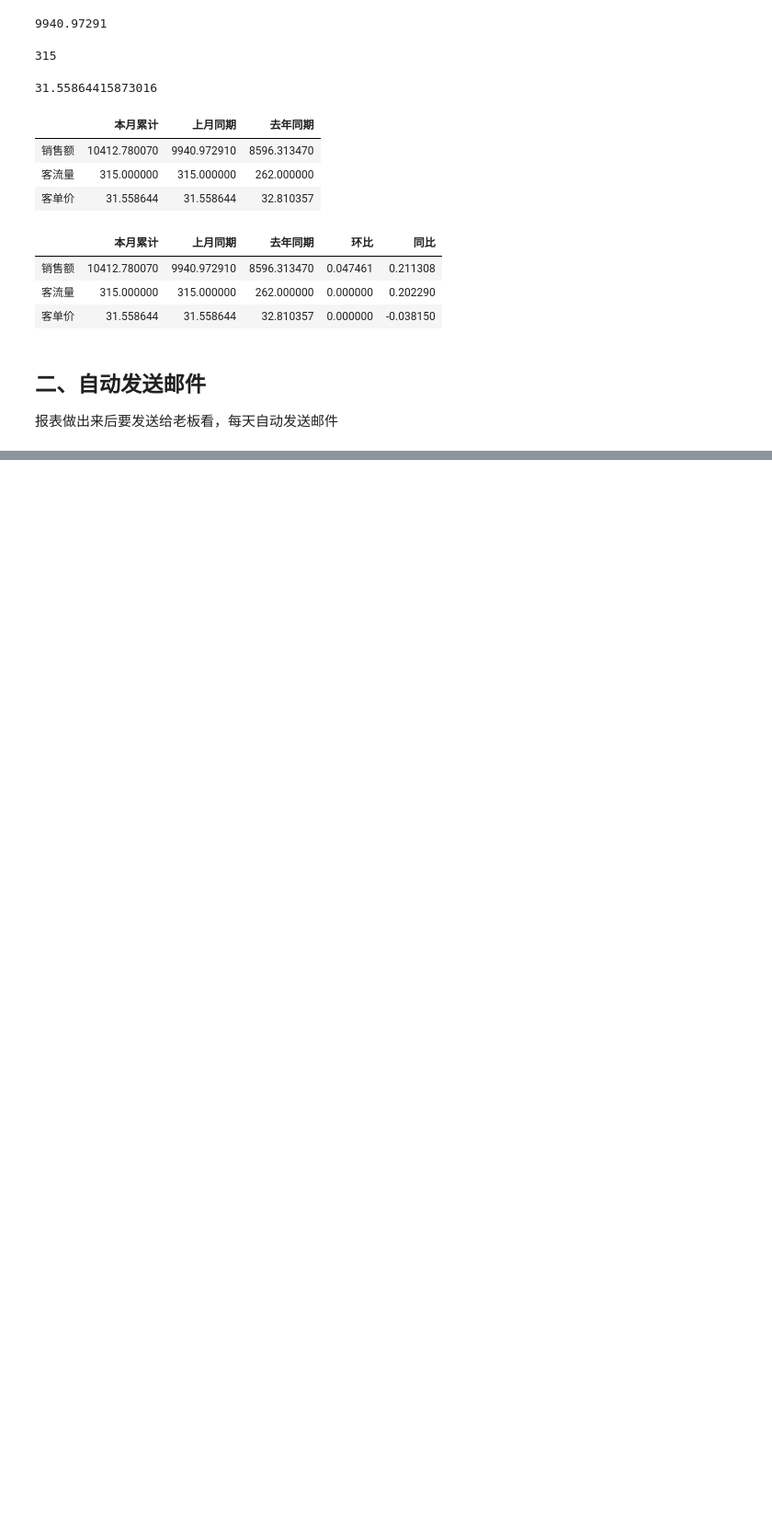
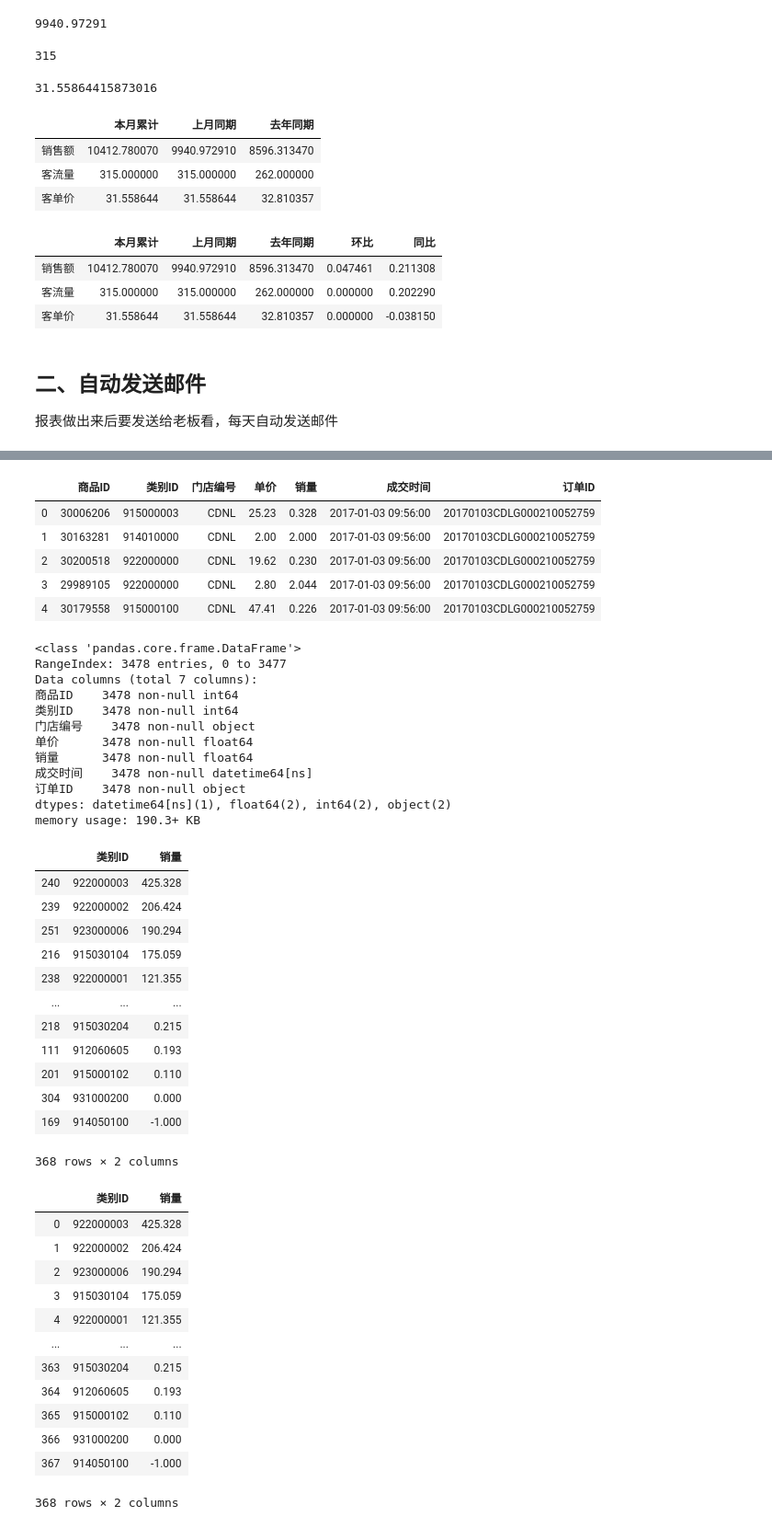
Before and after one commit to silianpan/Excel_to_Python, a Jupyter notebook: chapter11.ipynb, the cells around one changed output, grey strips where cells are left out. Shown at 92% size. Drawn from its saved outputs; the diff is of its cells as text; code cells hidden in the pictures; blank space fills up the shorter version.

```diff
--- a/chapter11.ipynb
+++ b/chapter11.ipynb
@@ -225,0 +241,52 @@ reply: retcode (221); Msg: b'Bye'
+# %%
+data = pd.read_csv('./data/order-14.3.csv', parse_dates=['成交时间'], encoding='gbk')
+data.head()
+data.info()
+# 数据分组
+data.groupby('类别ID')['销量'].sum().reset_index().sort_values(by='销量', ascending=False)
+data.groupby('类别ID')['销量'].sum().sort_values(ascending=False).reset_index()
+# %% [output]
+|  | 商品ID | 类别ID | 门店编号 | 单价 | 销量 | 成交时间 | 订单ID |
+| 0 | 30006206 | 915000003 | CDNL | 25.23 | 0.328 | 2017-01-03 09:56:00 | 20170103CDLG000210052759 |
+| 1 | 30163281 | 914010000 | CDNL | 2.00 | 2.000 | 2017-01-03 09:56:00 | 20170103CDLG000210052759 |
+| 2 | 30200518 | 922000000 | CDNL | 19.62 | 0.230 | 2017-01-03 09:56:00 | 20170103CDLG000210052759 |
+| 3 | 29989105 | 922000000 | CDNL | 2.80 | 2.044 | 2017-01-03 09:56:00 | 20170103CDLG000210052759 |
+| 4 | 30179558 | 915000100 | CDNL | 47.41 | 0.226 | 2017-01-03 09:56:00 | 20170103CDLG000210052759 |
+<class 'pandas.core.frame.DataFrame'>
+RangeIndex: 3478 entries, 0 to 3477
+Data columns (total 7 columns):
+商品ID    3478 non-null int64
+类别ID    3478 non-null int64
+门店编号    3478 non-null object
+单价      3478 non-null float64
+销量      3478 non-null float64
+成交时间    3478 non-null datetime64[ns]
+订单ID    3478 non-null object
+dtypes: datetime64[ns](1), float64(2), int64(2), object(2)
+memory usage: 190.3+ KB
+|  | 类别ID | 销量 |
+| 240 | 922000003 | 425.328 |
+| 239 | 922000002 | 206.424 |
+| 251 | 923000006 | 190.294 |
+| 216 | 915030104 | 175.059 |
+| 238 | 922000001 | 121.355 |
+| ... | ... | ... |
+| 218 | 915030204 | 0.215 |
+| 111 | 912060605 | 0.193 |
+| 201 | 915000102 | 0.110 |
+| 304 | 931000200 | 0.000 |
+| 169 | 914050100 | -1.000 |
+368 rows × 2 columns
+|  | 类别ID | 销量 |
+| 0 | 922000003 | 425.328 |
+| 1 | 922000002 | 206.424 |
+| 2 | 923000006 | 190.294 |
+| 3 | 915030104 | 175.059 |
+| 4 | 922000001 | 121.355 |
+| ... | ... | ... |
+| 363 | 915030204 | 0.215 |
+| 364 | 912060605 | 0.193 |
+| 365 | 915000102 | 0.110 |
+| 366 | 931000200 | 0.000 |
+| 367 | 914050100 | -1.000 |
+368 rows × 2 columns
```
Also changed, not shown: parts of 20 cells of this notebook, 1 other file.
